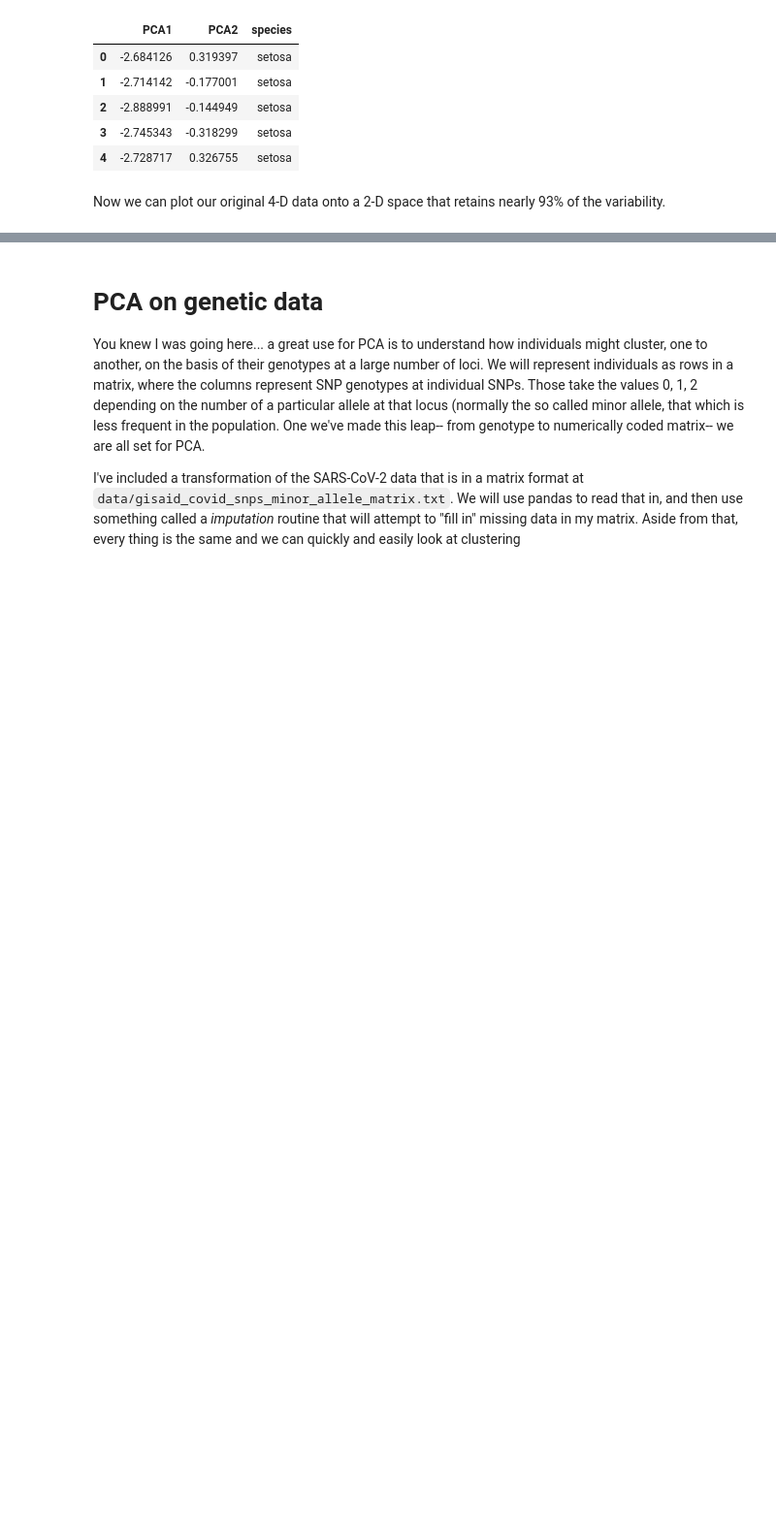
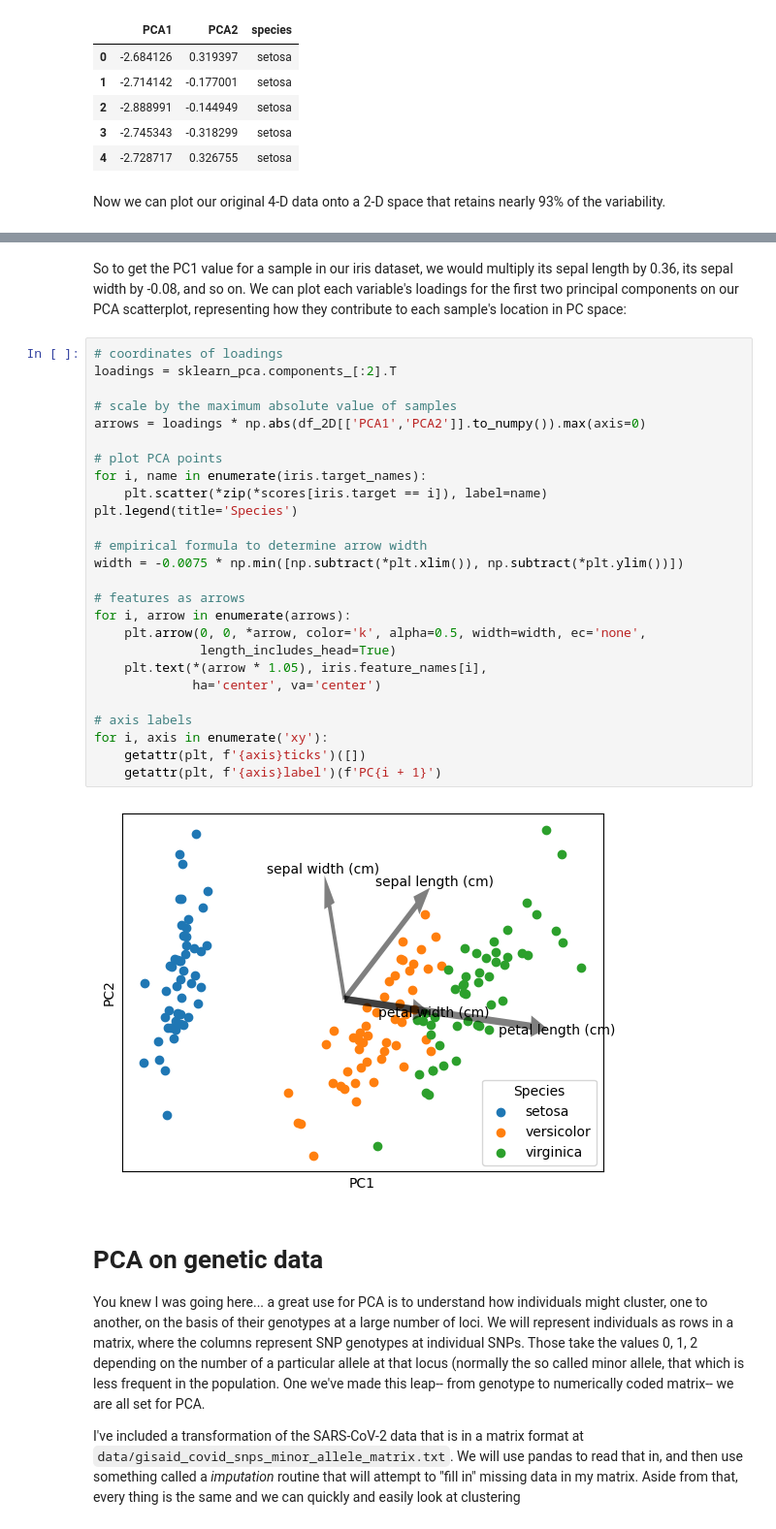
Before and after one commit to andrewkern/bio399, a Jupyter notebook: week5.ipynb, the cells around one changed output, grey strips where cells are left out. Shown at 97% size. Saved outputs shown, nothing was run; the diff lists cells and outputs as text; blank space fills up the shorter version.

```diff
--- a/week5.ipynb
+++ b/week5.ipynb
@@ -172,3 +193,33 @@ sns.scatterplot(x=df_2D.PCA1,y=df_2D.PCA2,hue=df_2D.species,alpha=0.7)
+# %% [markdown]
+So to get the PC1 value for a sample in our iris dataset, we would multiply its sepal length by 0.36, its sepal width by -0.08, and so on. We can plot each variable's loadings for the first two principal components on our PCA scatterplot, representing how they contribute to each sample's location in PC space:
+# %%
+# coordinates of loadings
+loadings = sklearn_pca.components_[:2].T
+
+# scale by the maximum absolute value of samples
+arrows = loadings * np.abs(df_2D[['PCA1','PCA2']].to_numpy()).max(axis=0)
+
+# plot PCA points
+for i, name in enumerate(iris.target_names):
+    plt.scatter(*zip(*scores[iris.target == i]), label=name)
+plt.legend(title='Species')
+
+# empirical formula to determine arrow width
+width = -0.0075 * np.min([np.subtract(*plt.xlim()), np.subtract(*plt.ylim())])
+
+# features as arrows
+for i, arrow in enumerate(arrows):
+    plt.arrow(0, 0, *arrow, color='k', alpha=0.5, width=width, ec='none',
+              length_includes_head=True)
+    plt.text(*(arrow * 1.05), iris.feature_names[i],
+             ha='center', va='center')
+
+# axis labels
+for i, axis in enumerate('xy'):
+    getattr(plt, f'{axis}ticks')([])
+    getattr(plt, f'{axis}label')(f'PC{i + 1}')
+# %% [output]
+[figure, added]
 # %% [markdown]
 # PCA on genetic data
 You knew I was going here... a great use for PCA is to understand how individuals might cluster, one to another, on the basis of their genotypes at a large number of loci. We will represent individuals as rows in a matrix, where the columns represent SNP genotypes at individual SNPs. Those take the values 0, 1, 2 depending on the number of a particular allele at that locus (normally the so called minor allele, that which is less frequent in the population. One we've made this leap-- from genotype to numerically coded matrix-- we are all set for PCA.
```
Also changed, not shown: parts of 17 cells of this notebook.
